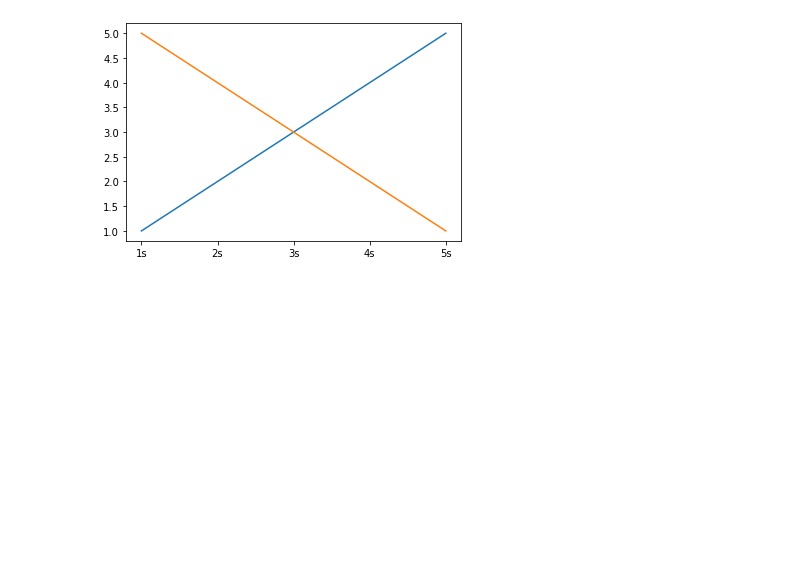
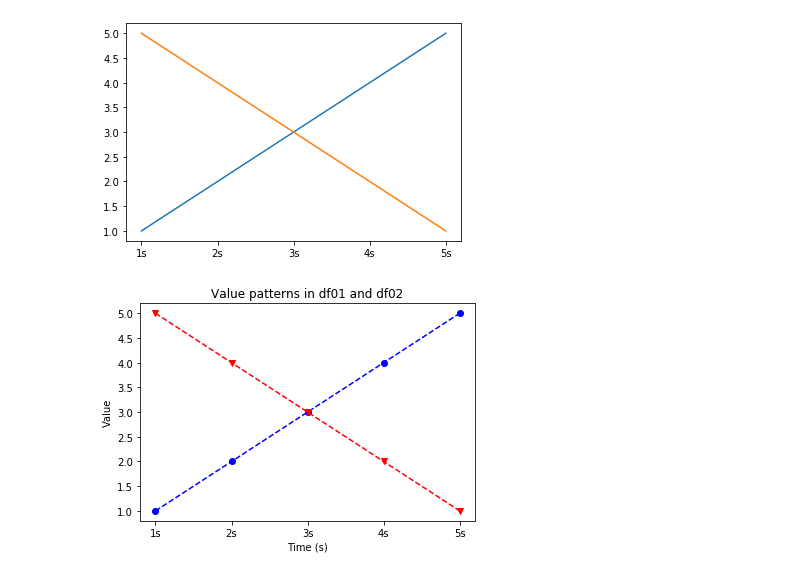
Before and after one commit to fastso/data-scientist, a Jupyter notebook: matplotlib/Matplotlib入門.ipynb, the cells around one changed output. Drawn from its saved outputs; the diff is of its cells as text; code cells hidden in the pictures; blank space fills up the shorter version.

```diff
--- a/matplotlib/Matplotlib入門.ipynb
+++ b/matplotlib/Matplotlib入門.ipynb
@@ -25,3 +26,23 @@ ax.plot(df02['time'], df02['value'])
 plt.show()
 # %% [output]
 [figure]
+# %%
+# プロットのカスタマイズ
+fig, ax = plt.subplots()
+
+# マーカー、線のスタイル、線の色を設定
+ax.plot(df01["time"], df01["value"], color='b', marker='o', linestyle='--')
+ax.plot(df02["time"], df02["value"], color='r', marker='v', linestyle='--')
+
+# X軸の名称を設定
+ax.set_xlabel('Time (s)')
+
+# Y軸の名称を設定
+ax.set_ylabel('Value')
+
+# タイトルを設定
+ax.set_title('Value patterns in df01 and df02')
+
+plt.show()
+# %% [output]
+[figure, added]
```
Also changed, not shown: parts of 2 cells of this notebook, 1 other file.
